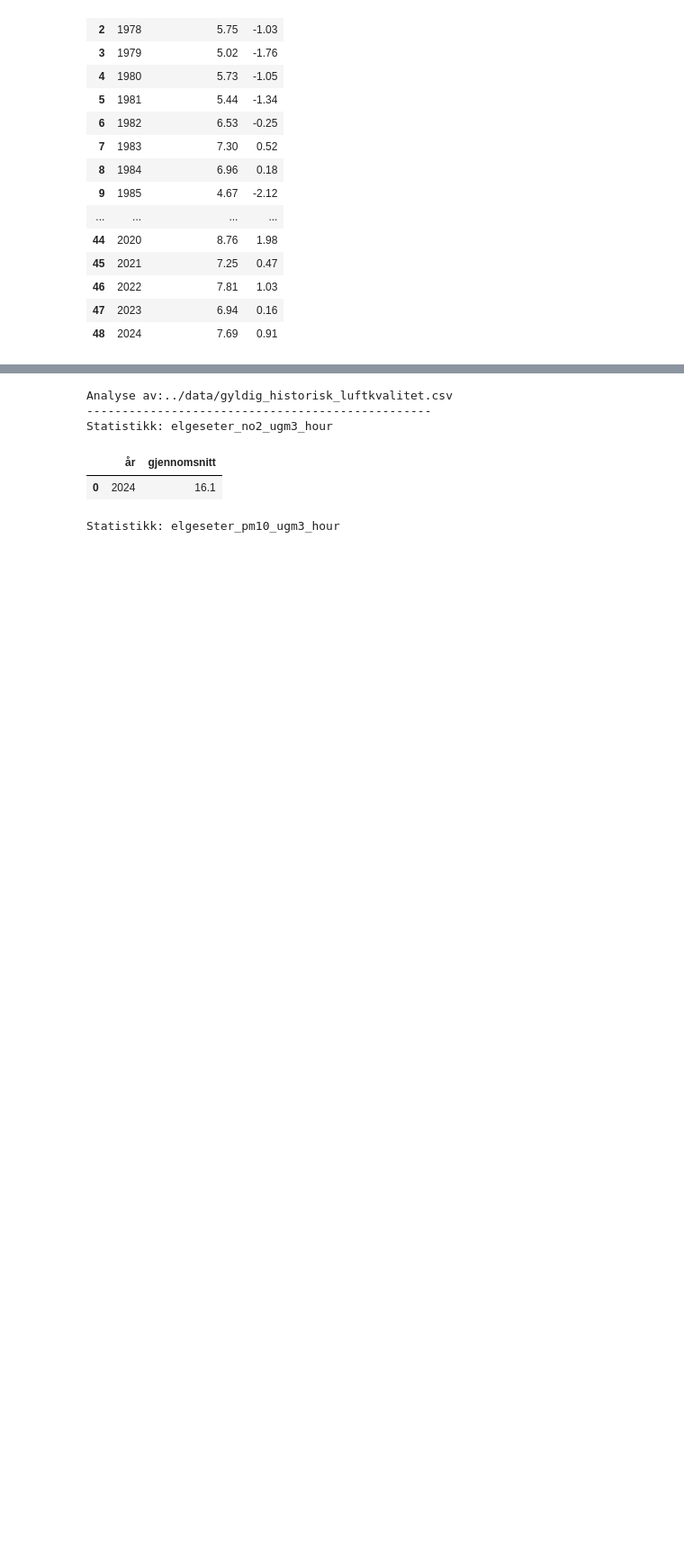
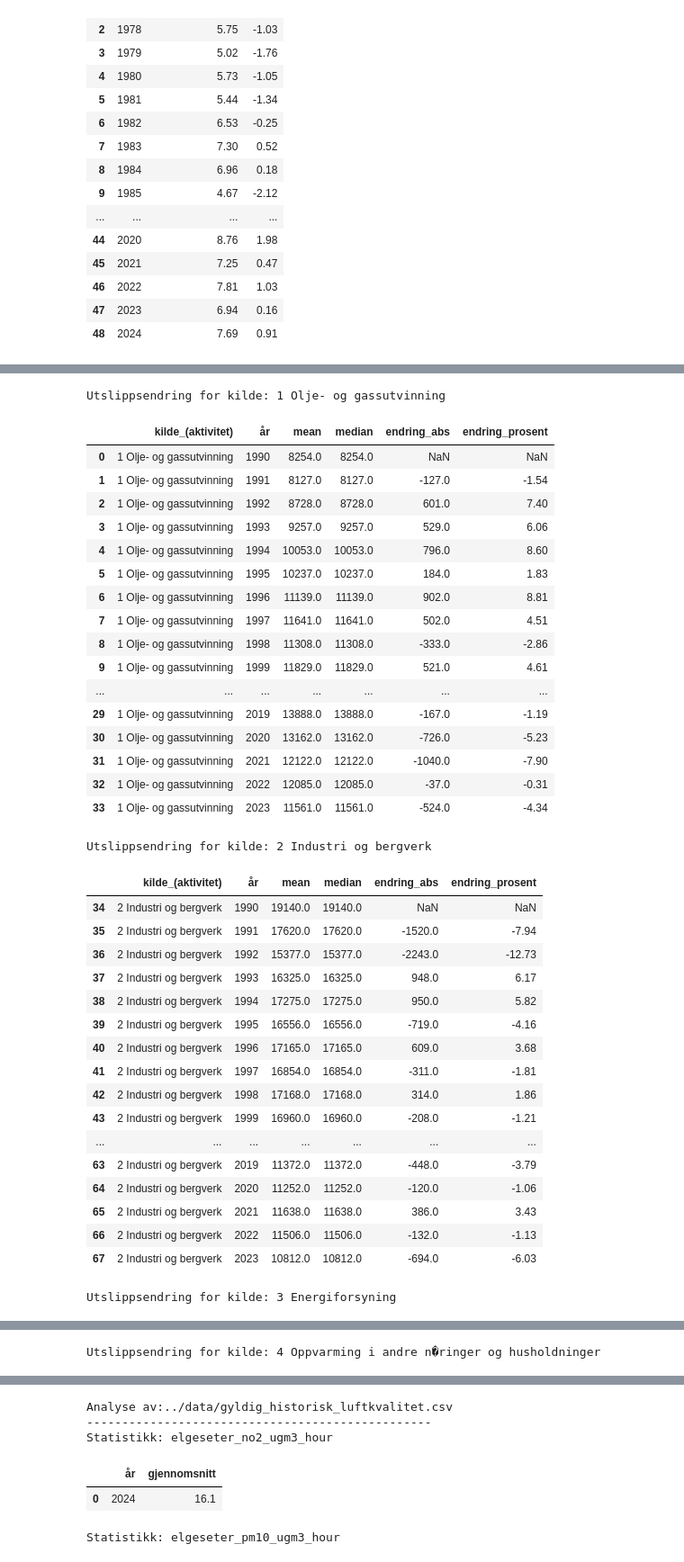
Before and after one commit to idunnbh/Mappe, a Jupyter notebook: notebooks/dataanalyse.ipynb, the cells around one changed output, grey strips where cells are left out. Shown at 90% size. Saved outputs shown, nothing was run; the diff lists cells and outputs as text; code cells hidden in the pictures; blank space fills up the shorter version.

```diff
--- a/notebooks/dataanalyse.ipynb
+++ b/notebooks/dataanalyse.ipynb
@@ -341,0 +160,21 @@ display(pd.DataFrame([lavest]).round(2))
+# %%
+# Kjør analysen
+statistikk, df_total, df = dataanalyse.analyser_fil("../data/klimagassutslipp_renset.csv",sep=",",datokolonne="år",groupby="år")
+
+# Finn riktig kolonnenavn for utslipp
+kol_utslipp = [kol for kol in df.columns if "utslipp" in kol and "co2" in kol][0]
+
+# Konverter utslipp til tall
+df[kol_utslipp] = pd.to_numeric(df[kol_utslipp], errors="coerce")
+
+# Filtrer bort "Alle kilder"
+df = df[~df['kilde_(aktivitet)'].str.contains("alle kilder", case=False)]
+
+# Beregn gjennomsnitt og median PER KILDE PER ÅR
+if not df.empty and 'kilde_(aktivitet)' in df.columns and 'år' in df.columns:
+    stats_per_kilde_år = df.groupby(['kilde_(aktivitet)', 'år'])[kol_utslipp].agg(['mean', 'median']).reset_index()
+    stats_per_kilde_år = stats_per_kilde_år.round(2)
+
+    display(stats_per_kilde_år)
+else:
+    print("Data mangler 'år' eller 'kilde_(aktivitet)' kolonner.")
@@ -341,0 +241,58 @@ display(pd.DataFrame([lavest]).round(2))
+# %%
+# Antar at stats_per_kilde_år allerede finnes og ser slik ut:
+# ['kilde_(aktivitet)', 'år', 'mean', 'median']
+
+# Lag en ordbok der hver kilde får sin egen tabell
+endring_per_kilde = {}
+
+for kilde in stats_per_kilde_år['kilde_(aktivitet)'].unique():
+    df_kilde = stats_per_kilde_år[stats_per_kilde_år['kilde_(aktivitet)'] == kilde].copy()
+    df_kilde = df_kilde.sort_values('år')
+
+    df_kilde['endring_abs'] = df_kilde['mean'].diff().round(2)
+    df_kilde['endring_prosent'] = df_kilde['mean'].pct_change().multiply(100).round(2)
+
+    endring_per_kilde[kilde] = df_kilde
+
+# Vis alle
+for kilde, df_k in endring_per_kilde.items():
+    print(f"\nUtslippsendring for kilde: {kilde}")
+    display(df_k)
+# %% [output]
+Utslippsendring for kilde: 1 Olje- og gassutvinning
+|  | kilde_(aktivitet) | år | mean | median | endring_abs | endring_prosent |
+| 0 | 1 Olje- og gassutvinning | 1990 | 8254.0 | 8254.0 | NaN | NaN |
+| 1 | 1 Olje- og gassutvinning | 1991 | 8127.0 | 8127.0 | -127.0 | -1.54 |
+| 2 | 1 Olje- og gassutvinning | 1992 | 8728.0 | 8728.0 | 601.0 | 7.40 |
+| 3 | 1 Olje- og gassutvinning | 1993 | 9257.0 | 9257.0 | 529.0 | 6.06 |
+| 4 | 1 Olje- og gassutvinning | 1994 | 10053.0 | 10053.0 | 796.0 | 8.60 |
+| 5 | 1 Olje- og gassutvinning | 1995 | 10237.0 | 10237.0 | 184.0 | 1.83 |
+| 6 | 1 Olje- og gassutvinning | 1996 | 11139.0 | 11139.0 | 902.0 | 8.81 |
+| 7 | 1 Olje- og gassutvinning | 1997 | 11641.0 | 11641.0 | 502.0 | 4.51 |
+| 8 | 1 Olje- og gassutvinning | 1998 | 11308.0 | 11308.0 | -333.0 | -2.86 |
+| 9 | 1 Olje- og gassutvinning | 1999 | 11829.0 | 11829.0 | 521.0 | 4.61 |
+| ... | ... | ... | ... | ... | ... | ... |
+| 29 | 1 Olje- og gassutvinning | 2019 | 13888.0 | 13888.0 | -167.0 | -1.19 |
+| 30 | 1 Olje- og gassutvinning | 2020 | 13162.0 | 13162.0 | -726.0 | -5.23 |
+| 31 | 1 Olje- og gassutvinning | 2021 | 12122.0 | 12122.0 | -1040.0 | -7.90 |
+| 32 | 1 Olje- og gassutvinning | 2022 | 12085.0 | 12085.0 | -37.0 | -0.31 |
+| 33 | 1 Olje- og gassutvinning | 2023 | 11561.0 | 11561.0 | -524.0 | -4.34 |
+Utslippsendring for kilde: 2 Industri og bergverk
+|  | kilde_(aktivitet) | år | mean | median | endring_abs | endring_prosent |
+| 34 | 2 Industri og bergverk | 1990 | 19140.0 | 19140.0 | NaN | NaN |
+| 35 | 2 Industri og bergverk | 1991 | 17620.0 | 17620.0 | -1520.0 | -7.94 |
+| 36 | 2 Industri og bergverk | 1992 | 15377.0 | 15377.0 | -2243.0 | -12.73 |
+| 37 | 2 Industri og bergverk | 1993 | 16325.0 | 16325.0 | 948.0 | 6.17 |
+| 38 | 2 Industri og bergverk | 1994 | 17275.0 | 17275.0 | 950.0 | 5.82 |
+| 39 | 2 Industri og bergverk | 1995 | 16556.0 | 16556.0 | -719.0 | -4.16 |
+| 40 | 2 Industri og bergverk | 1996 | 17165.0 | 17165.0 | 609.0 | 3.68 |
+| 41 | 2 Industri og bergverk | 1997 | 16854.0 | 16854.0 | -311.0 | -1.81 |
+| 42 | 2 Industri og bergverk | 1998 | 17168.0 | 17168.0 | 314.0 | 1.86 |
+| 43 | 2 Industri og bergverk | 1999 | 16960.0 | 16960.0 | -208.0 | -1.21 |
+| ... | ... | ... | ... | ... | ... | ... |
+| 63 | 2 Industri og bergverk | 2019 | 11372.0 | 11372.0 | -448.0 | -3.79 |
+| 64 | 2 Industri og bergverk | 2020 | 11252.0 | 11252.0 | -120.0 | -1.06 |
+| 65 | 2 Industri og bergverk | 2021 | 11638.0 | 11638.0 | 386.0 | 3.43 |
+| 66 | 2 Industri og bergverk | 2022 | 11506.0 | 11506.0 | -132.0 | -1.13 |
+| 67 | 2 Industri og bergverk | 2023 | 10812.0 | 10812.0 | -694.0 | -6.03 |
+Utslippsendring for kilde: 3 Energiforsyning
@@ -341,0 +316 @@ display(pd.DataFrame([lavest]).round(2))
+Utslippsendring for kilde: 4 Oppvarming i andre n�ringer og husholdninger
```
Also changed, not shown: parts of 14 cells of this notebook, 3 other files.
